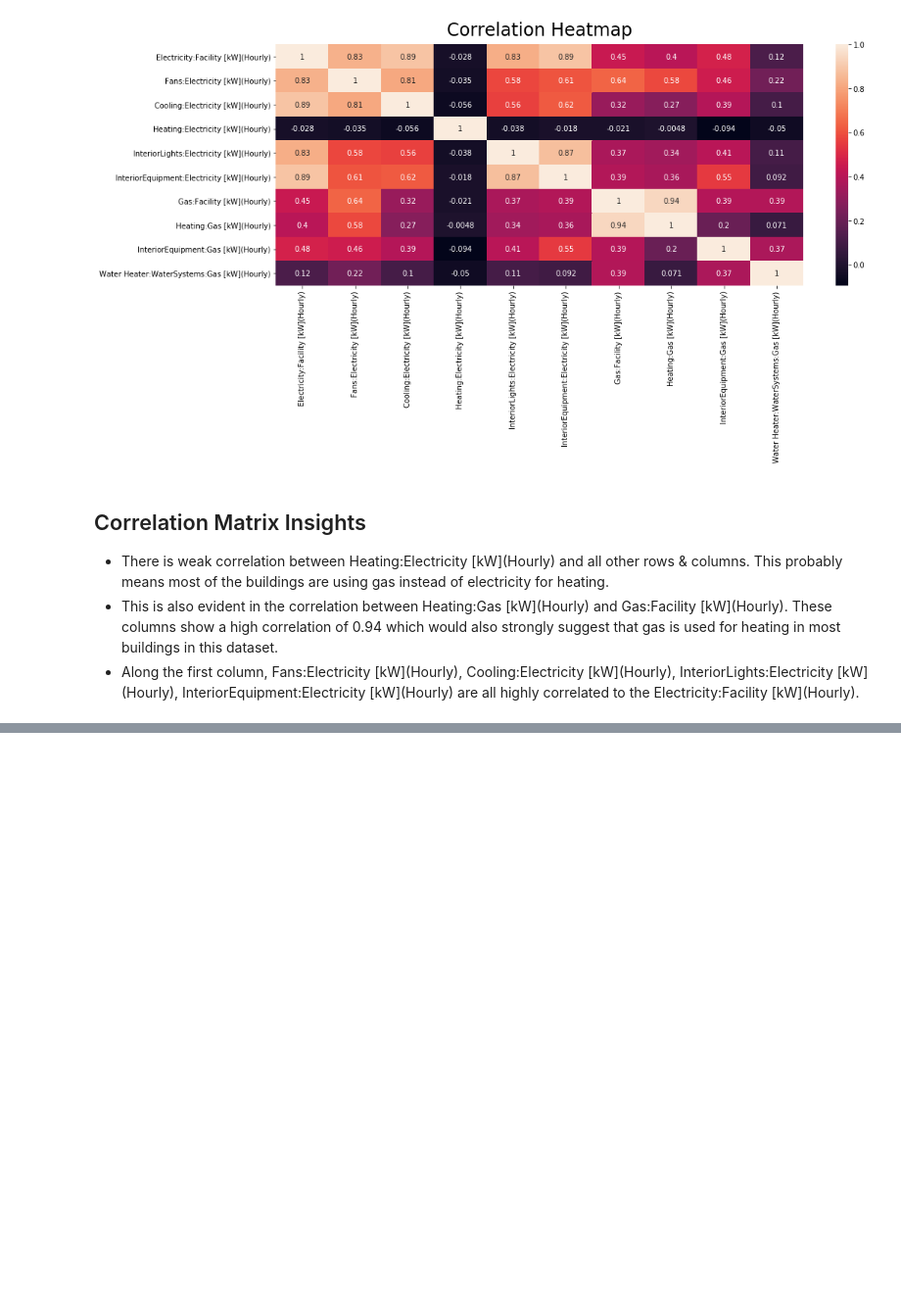
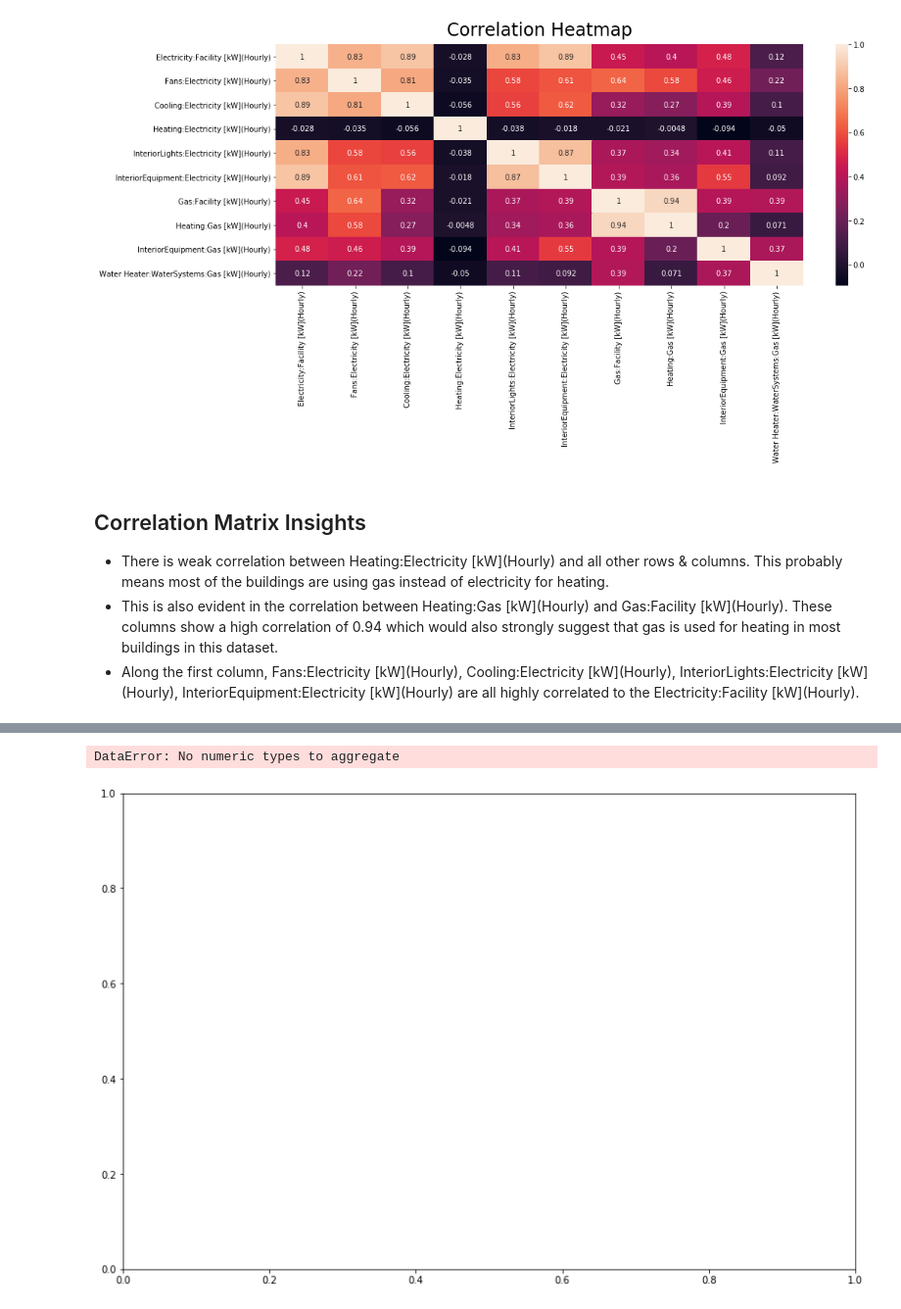
Before and after one commit to dgitts/electric-load-forecasting, a Jupyter notebook: notebooks/david.ipynb, the cells around one changed output, grey strips where cells are left out. Shown: that part at 98% size. Saved outputs shown, nothing was run; the diff lists cells and outputs as text; code cells hidden in the pictures; blank space fills up the shorter version.

```diff
--- a/notebooks/david.ipynb
+++ b/notebooks/david.ipynb
@@ -125,0 +195,10 @@ plt.show()
+# %%
+# Electricity usage by building type
+plt.figure(figsize=(30,20))
+plt.subplot(2,2,1)
+df.groupby('building_type').building_type.agg('mean').plot(color='r')
+plt.xlabel('')
+plt.title('Electricity usage by building type')
+# %% [output]
+DataError: No numeric types to aggregate
+[figure, added]
```
Also changed, not shown: parts of 10 cells of this notebook, 1 other file.
